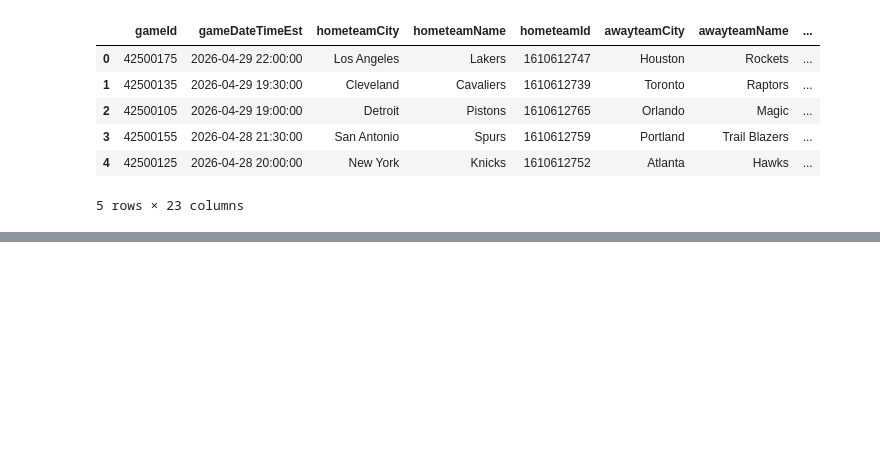
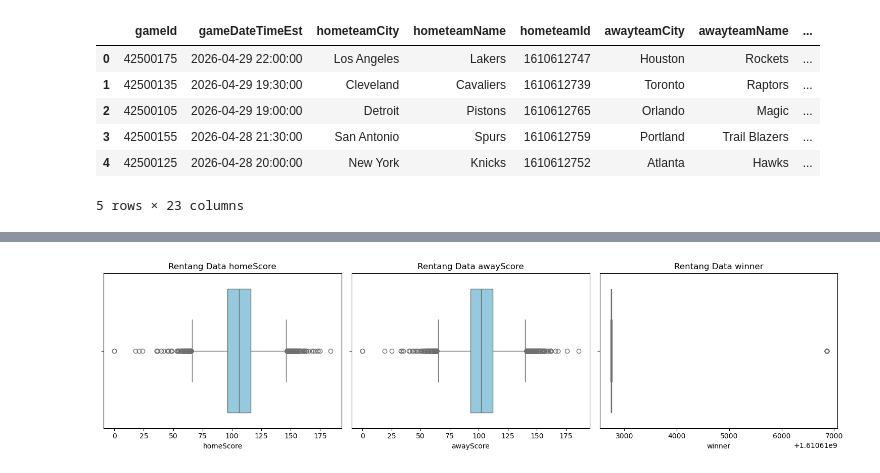
Before and after one commit to HafidzAfrieno/Project-Data-Analyst-Part-1, a Jupyter notebook: nba_player_analyst.ipynb, the cells around one changed output, grey strips where cells are left out. Cells and saved outputs as stored; diff of their text form; code cells hidden in the pictures; blank space fills up the shorter version.

```diff
--- a/nba_player_analyst.ipynb
+++ b/nba_player_analyst.ipynb
@@ -60,0 +156,13 @@ dtype: int64
+# %%
+#distribusi feature numerik Boxplot
+fig,axes = plt.subplots(grid_rows, grid_cols, figsize=(5 * grid_cols, 4 * grid_rows))
+axes = axes.flatten()  # agar jadi 1D
+for i, kolom in enumerate(feature_numerik.columns):
+    sns.boxplot(data=feature_numerik, x=kolom, ax=axes[i], color='skyblue')
+    axes[i].set_title(f'Rentang Data {kolom}')
+    axes[i].set_xlabel(kolom)
+    axes[i].set_ylabel('')
+plt.tight_layout()
+plt.show()
+# %% [output]
+[figure, added]
```
Also changed, not shown: parts of 14 cells of this notebook.
